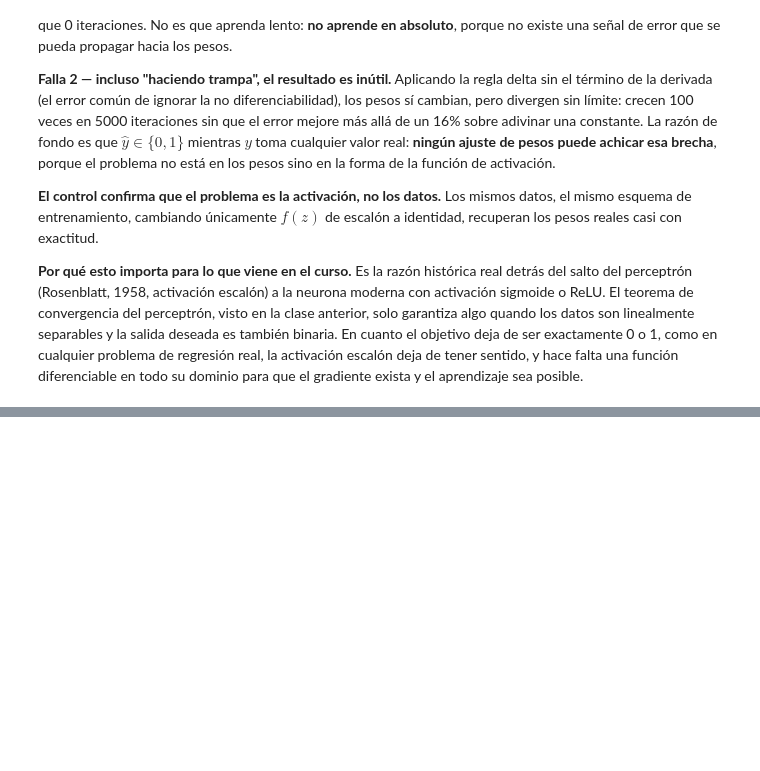
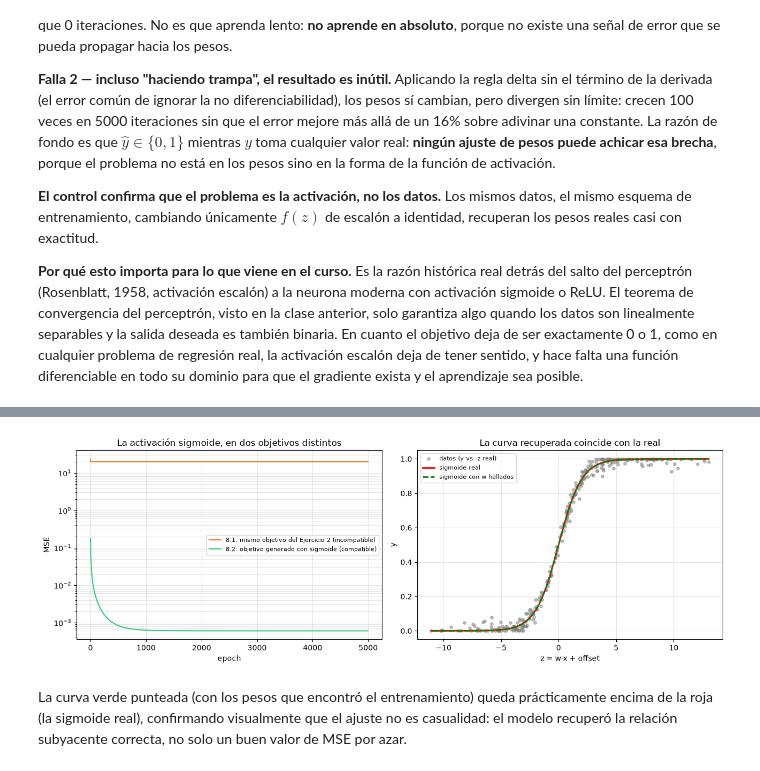
Before and after one commit to jdj40211/Solucionario-JuanDavidSierraOrozco-IntroIA, a Jupyter notebook: clase7-clasificacion/ejercicio2_neurona_escalon.ipynb, the cells around one changed output, grey strips where cells are left out. Cells and saved outputs as stored; diff of their text form; code cells hidden in the pictures; blank space fills up the shorter version.

```diff
--- a/clase7-clasificacion/ejercicio2_neurona_escalon.ipynb
+++ b/clase7-clasificacion/ejercicio2_neurona_escalon.ipynb
@@ -289,0 +401,14 @@ Con activación lineal, la neurona recupera los 5 pesos reales con un error meno
+# %%
+w_sig_b, offset_sig_b, hist_sig_b = entrenar_sigmoide(
+    X, y_generado_sigmoide, epochs=5000, lr=2.0
+)
+
+print(f"MSE inicial : {hist_sig_b[0]:.5f}")
+print(f"MSE final   : {hist_sig_b[-1]:.5f}")
+print()
+print(f"{'':>10} | {'w1':>7} {'w2':>7} {'w3':>7} {'w4':>7} {'w5':>7} | {'offset':>7}")
+print(f"{'real':>10} | " + " ".join(f"{v:>7.3f}" for v in w_real) + f" | {b_real:>7.3f}")
+print(f"{'hallado':>10} | " + " ".join(f"{v:>7.3f}" for v in w_sig_b) + f" | {offset_sig_b:>7.3f}")
+print()
+print(f"Error absoluto por peso: {np.abs(w_sig_b - w_real)}")
+print(f"||w_hallado - w_real|| = {np.linalg.norm(w_sig_b - w_real):.3f}")
@@ -289,0 +425,31 @@ Con activación lineal, la neurona recupera los 5 pesos reales con un error meno
+# %%
+fig, axes = plt.subplots(1, 2, figsize=(13, 4.5))
+
+axes[0].plot(hist_sig_a, label="8.1: mismo objetivo del Ejercicio 2 (incompatible)",
+             color="#e67e22")
+axes[0].plot(hist_sig_b, label="8.2: objetivo generado con sigmoide (compatible)",
+             color="#2ecc71")
+axes[0].set_xlabel("epoch"); axes[0].set_ylabel("MSE")
+axes[0].set_yscale("log")
+axes[0].set_title("La activación sigmoide, en dos objetivos distintos")
+axes[0].legend(fontsize=8); axes[0].grid(alpha=0.3, which="both")
+
+orden = np.argsort(z_real)
+axes[1].scatter(z_real[orden], y_generado_sigmoide[orden], s=15, alpha=0.5,
+                label="datos (y vs. z real)", color="gray")
+z_linea = np.linspace(z_real.min(), z_real.max(), 200)
+axes[1].plot(z_linea, sigmoide(z_linea), color="red", linewidth=2,
+             label="sigmoide real")
+z_hat = X @ w_sig_b + offset_sig_b
+orden_hat = np.argsort(z_hat)
+axes[1].plot(z_hat[orden_hat], sigmoide(z_hat[orden_hat]), color="green",
+             linewidth=2, linestyle="--", label="sigmoide con w hallados")
+axes[1].set_xlabel("z = w·x + offset"); axes[1].set_ylabel("y")
+axes[1].set_title("La curva recuperada coincide con la real")
+axes[1].legend(fontsize=8); axes[1].grid(alpha=0.3)
+
+plt.tight_layout(); plt.show()
+# %% [output]
+[figure, added]
+# %% [markdown]
+La curva verde punteada (con los pesos que encontró el entrenamiento) queda prácticamente encima de la roja (la sigmoide real), confirmando visualmente que el ajuste no es casualidad: el modelo recuperó la relación subyacente correcta, no solo un buen valor de MSE por azar.
```
Also changed, not shown: parts of 11 cells of this notebook, 1 other file.
